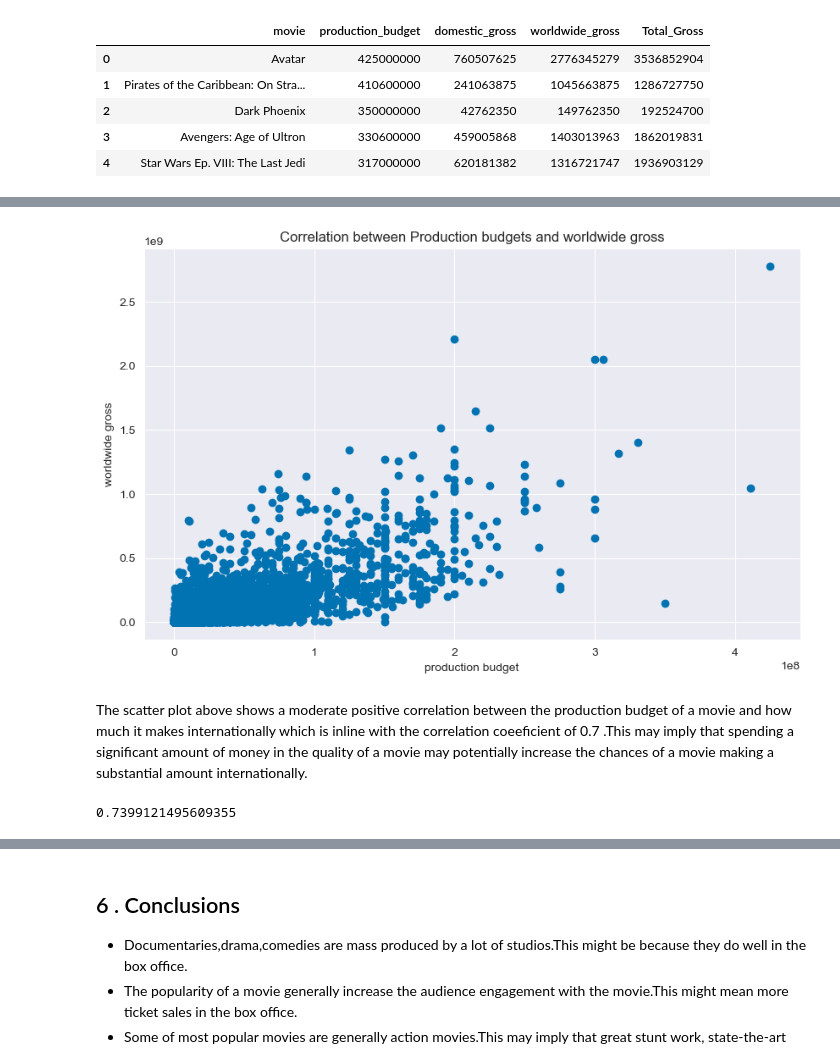
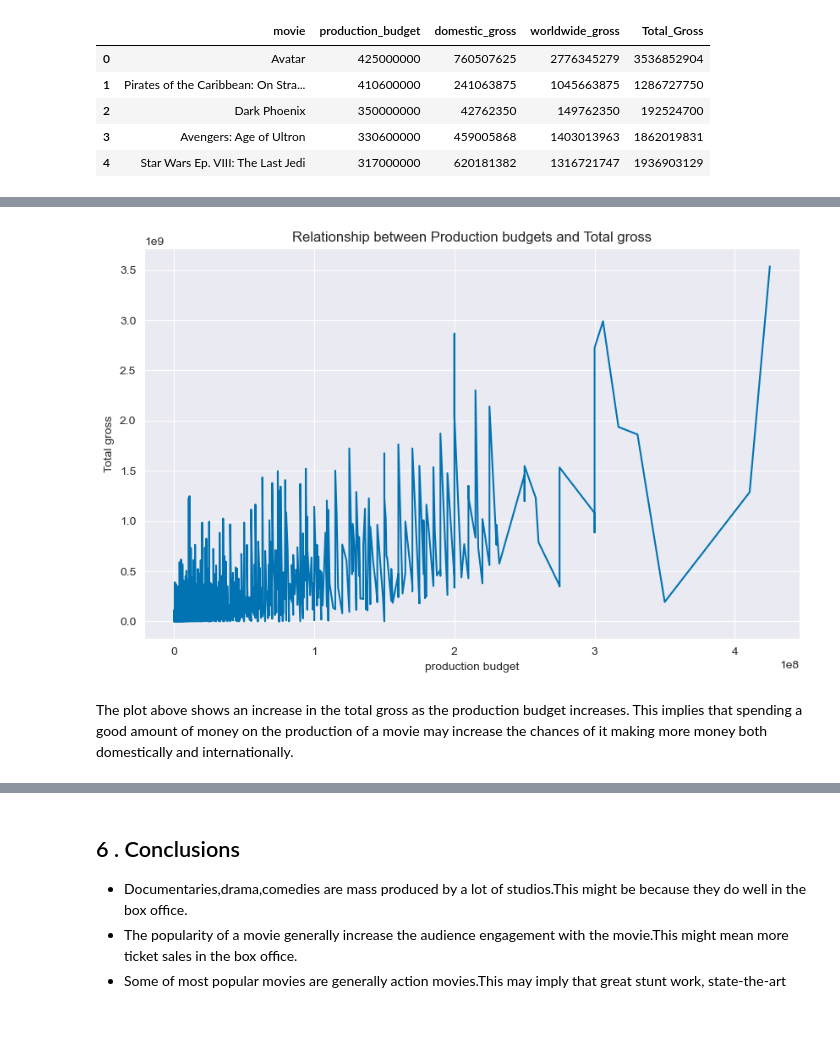
Before and after one commit to KimberlyWairimu/Project-Phase-1, a Jupyter notebook: My_project_1_jupyter_notebook.ipynb, the cells around one changed output, grey strips where cells are left out. Cells and saved outputs as stored; diff of their text form; code cells hidden in the pictures; blank space fills up the shorter version.

```diff
--- a/My_project_1_jupyter_notebook.ipynb
+++ b/My_project_1_jupyter_notebook.ipynb
@@ -508,19 +464,13 @@ movie_budgets["production_budget"].corr(movie_budgets["worldwide_gross"])
 # %%
-# plotting the correlation between the two variables
+# plotting the scatter plot
 
 plt.figure(figsize=(10,6))
-plt.scatter(x= movie_budgets["production_budget"] , y =movie_budgets["worldwide_gross"])
+plt.plot( movie_budgets["production_budget"] , movie_budgets["Total_Gross"])
 plt.xlabel("production budget")
-plt.ylabel("worldwide gross")
-plt.title("Correlation between Production budgets and worldwide gross")
+plt.ylabel("Total gross")
+plt.title("Relationship between Production budgets and Total gross")
 plt.show()
 # %% [output]
-[figure, old version]
+[figure, new version]
 # %% [markdown]
-The scatter plot above shows a moderate positive correlation between the production budget of a movie and how much it makes internationally which is inline with the correlation coeeficient of 0.7 .This may imply that spending a significant amount of money in the quality of a movie may potentially increase the chances of a movie making a substantial amount internationally.
+The plot above shows an increase in the total gross as the production budget increases. This implies that spending a good amount of money on the production of a movie may increase the chances of it making more money both domestically and internationally.
-# %%
-#computing the correlation between the production budget and the total gross
-
-movie_budgets["production_budget"].corr(movie_budgets["Total_Gross"])
-# %% [output]
-0.7399121495609355
```
Also changed, not shown: parts of 17 cells of this notebook.
